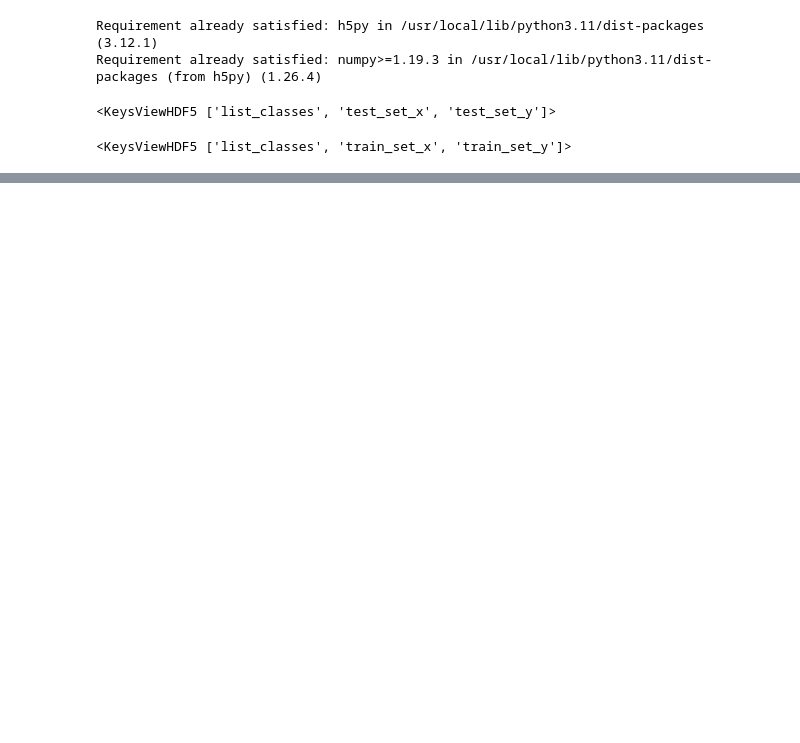
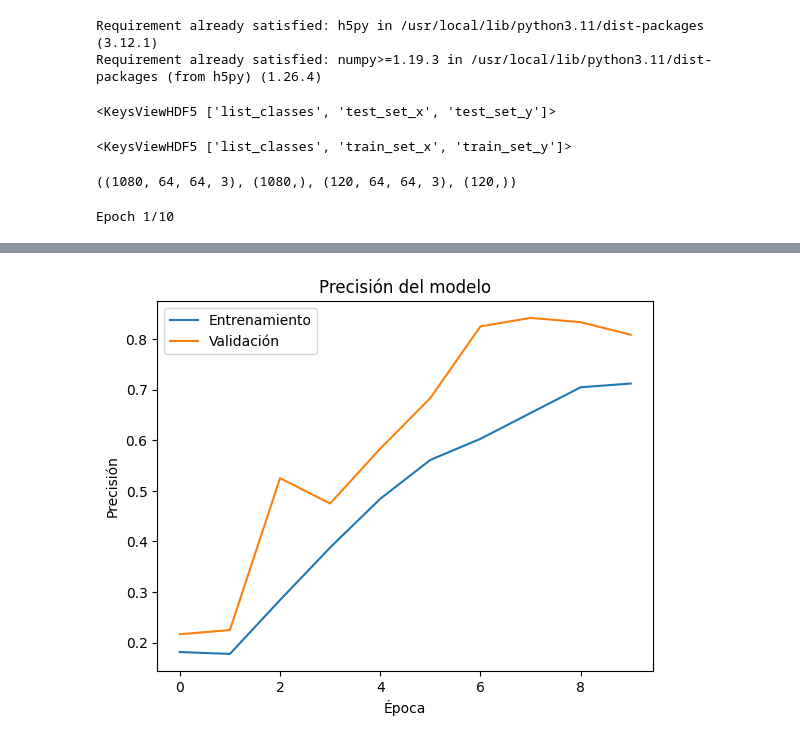
Before and after one commit to luciana11levy/coder, a Jupyter notebook: Data_Science_III_Poemas_Luciana_Levy.ipynb, the cells around one changed output, grey strips where cells are left out. Drawn from its saved outputs; the diff is of its cells as text; code cells hidden in the pictures; blank space fills up the shorter version.

```diff
--- a/Data_Science_III_Poemas_Luciana_Levy.ipynb
+++ b/Data_Science_III_Poemas_Luciana_Levy.ipynb
@@ -270,3 +270,73 @@ x_train = train_data['train_set_x']
 y_train = train_data['train_set_y']
 x_test = test_data['test_set_x']
 y_test = test_data['test_set_y']
+# %%
+x_train.shape, y_train.shape, x_test.shape, y_test.shape
+# %% [output]
+((1080, 64, 64, 3), (1080,), (120, 64, 64, 3), (120,))
+# %%
+
+x_train = x_train.astype('float32') / 255.0  # Escalar los datos al rango [0, 1]
+x_test = x_test.astype('float32') / 255.0
+
+# Ensure y_train and y_test are 1D arrays of class labels before applying to_categorical
+y_train = y_train.ravel()  # Flatten y_train if it's not already 1D
+y_test = y_test.ravel()   # Flatten y_test if it's not already 1D
+
+from tensorflow.keras.utils import to_categorical
+y_train = to_categorical(y_train, num_classes=6)  # Convertir las etiquetas a one-hot encoding
+y_test = to_categorical(y_test, num_classes=6)
+
+
+from tensorflow.keras.preprocessing.image import ImageDataGenerator
+
+datagen = ImageDataGenerator(
+    rotation_range=15,
+    width_shift_range=0.1,
+    height_shift_range=0.1,
+    shear_range=0.1,
+    zoom_range=0.1,
+    horizontal_flip=True,
+    fill_mode='nearest'
+)
+
+datagen.fit(x_train)
+
+
+# Definir el modelo CNN
+model = Sequential()
+model.add(Conv2D(32, (3, 3), activation='relu', input_shape=(64, 64, 3)))
+model.add(MaxPooling2D((2, 2)))
+model.add(Conv2D(64, (3, 3), activation='relu'))
+model.add(MaxPooling2D((2, 2)))
+model.add(Conv2D(128, (3, 3), activation='relu'))
+model.add(MaxPooling2D((2, 2)))
+model.add(Flatten())
+model.add(Dense(128, activation='relu'))
+model.add(Dropout(0.5))
+model.add(Dense(6, activation='softmax'))
+
+# Compilar el modelo
+model.compile(optimizer='adam', loss='categorical_crossentropy', metrics=['accuracy'])
+
+# Entrenar el modelo
+history = model.fit(
+    datagen.flow(x_train, y_train, batch_size=32),  # Utilizar data augmentation
+    epochs=10,
+    validation_data=(x_test, y_test)
+)
+
+# Evaluar el modelo
+loss, accuracy = model.evaluate(x_test, y_test, verbose=0)
+print('Test accuracy:', accuracy)
+
+# Mostrar la gráfica de la precisión
+plt.plot(history.history['accuracy'])
+plt.plot(history.history['val_accuracy'])
+plt.title('Precisión del modelo')
+plt.ylabel('Precisión')
+plt.xlabel('Época')
+plt.legend(['Entrenamiento', 'Validación'], loc='upper left')
+plt.show()
+# %% [output]
+Epoch 1/10
@@ -272,0 +363 @@ y_test = test_data['test_set_y']
+[figure, added]
```
Also changed, not shown: parts of 4 cells of this notebook.
